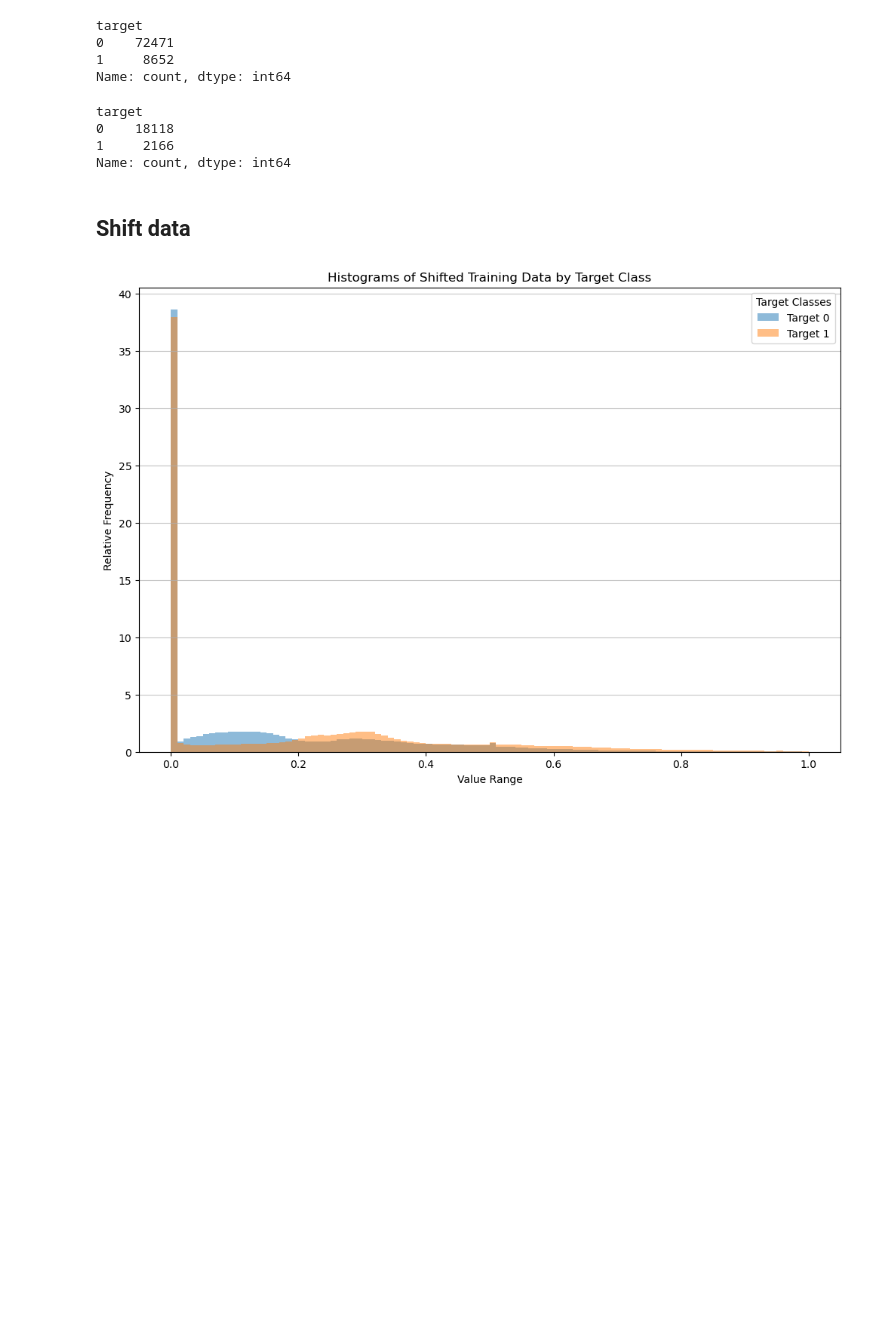
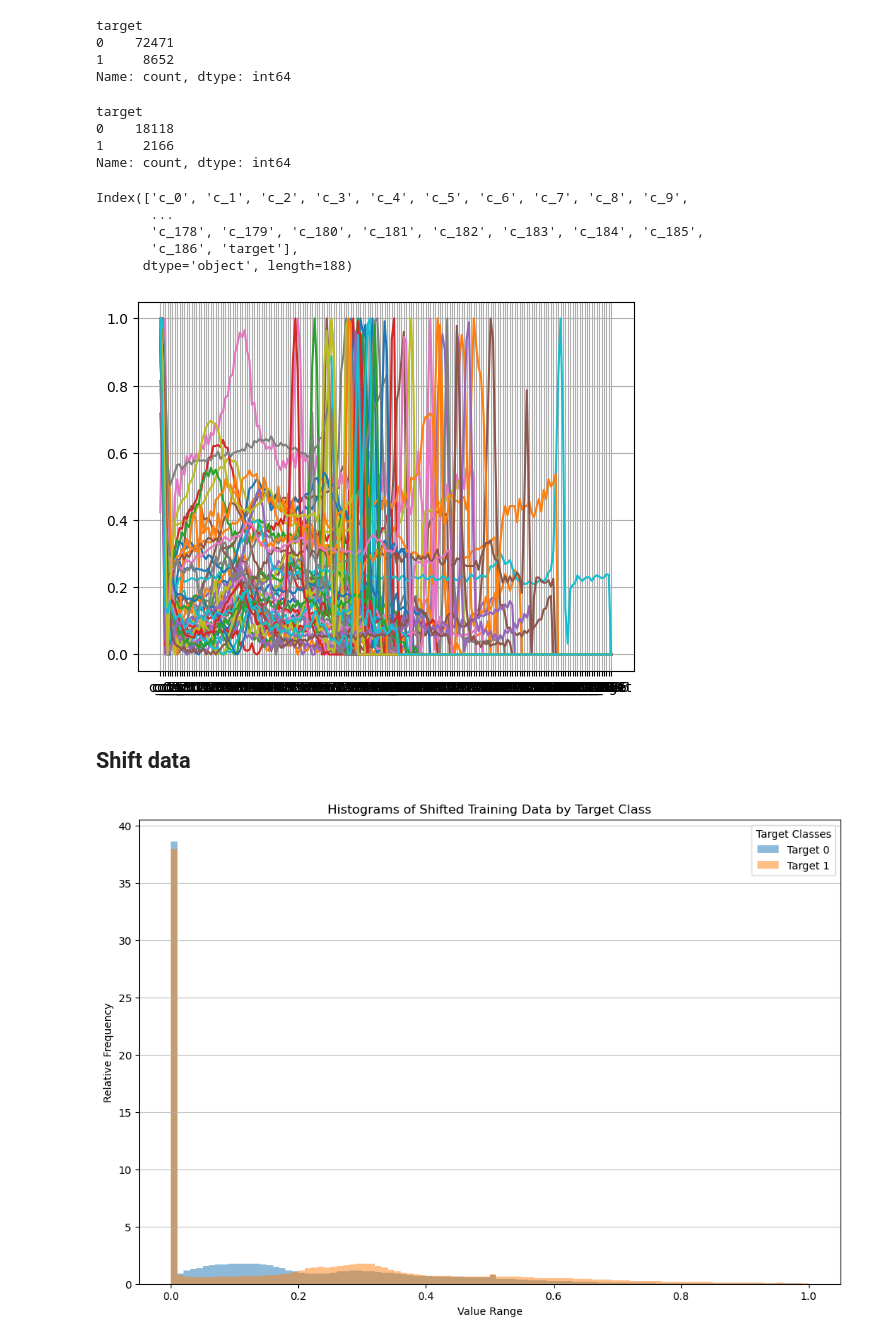
Before and after one commit to Ping-YUAN/heartbeat-analysis-ai, a Jupyter notebook: notebooks/preprocessing_mit_shift_minmax_oversampling.ipynb, the cells around one changed output. Cells and saved outputs as stored; diff of their text form; code cells hidden in the pictures; blank space fills up the shorter version.

Commit message:
add plot for data before shift and after shift

```diff
--- a/notebooks/preprocessing_mit_shift_minmax_oversampling.ipynb
+++ b/notebooks/preprocessing_mit_shift_minmax_oversampling.ipynb
@@ -81,6 +81,14 @@ def convertColumnAsInt(df, column):
     df.dropna(subset=[column], inplace=True)  # drop the rows with NaN values
     df[column] = df[column].astype(int)  # convert to int
     return df
+
+def plotDataAsLine(df, first):
+    data = df.head(first)
+    for index, row in data.iterrows():
+        plt.plot(data.columns, row)
+
+    plt.grid(True)
+    plt.show()
 # %%
 mitbih_train = pd.read_csv(RawFiles.get('train'), header=None )
 mitbih_test = pd.read_csv(RawFiles.get('test'), header=None )
@@ -137,6 +145,15 @@ target
 0    18118
 1     2166
 Name: count, dtype: int64
+# %%
+plotDataAsLine(mitbih_train, 50)
+# %% [output]
+Index(['c_0', 'c_1', 'c_2', 'c_3', 'c_4', 'c_5', 'c_6', 'c_7', 'c_8', 'c_9',
+       ...
+       'c_178', 'c_179', 'c_180', 'c_181', 'c_182', 'c_183', 'c_184', 'c_185',
+       'c_186', 'target'],
+      dtype='object', length=188)
+[figure, added]
 # %% [markdown]
 ## Shift data
 # %%
```
Also changed, not shown: parts of 3 cells of this notebook.
